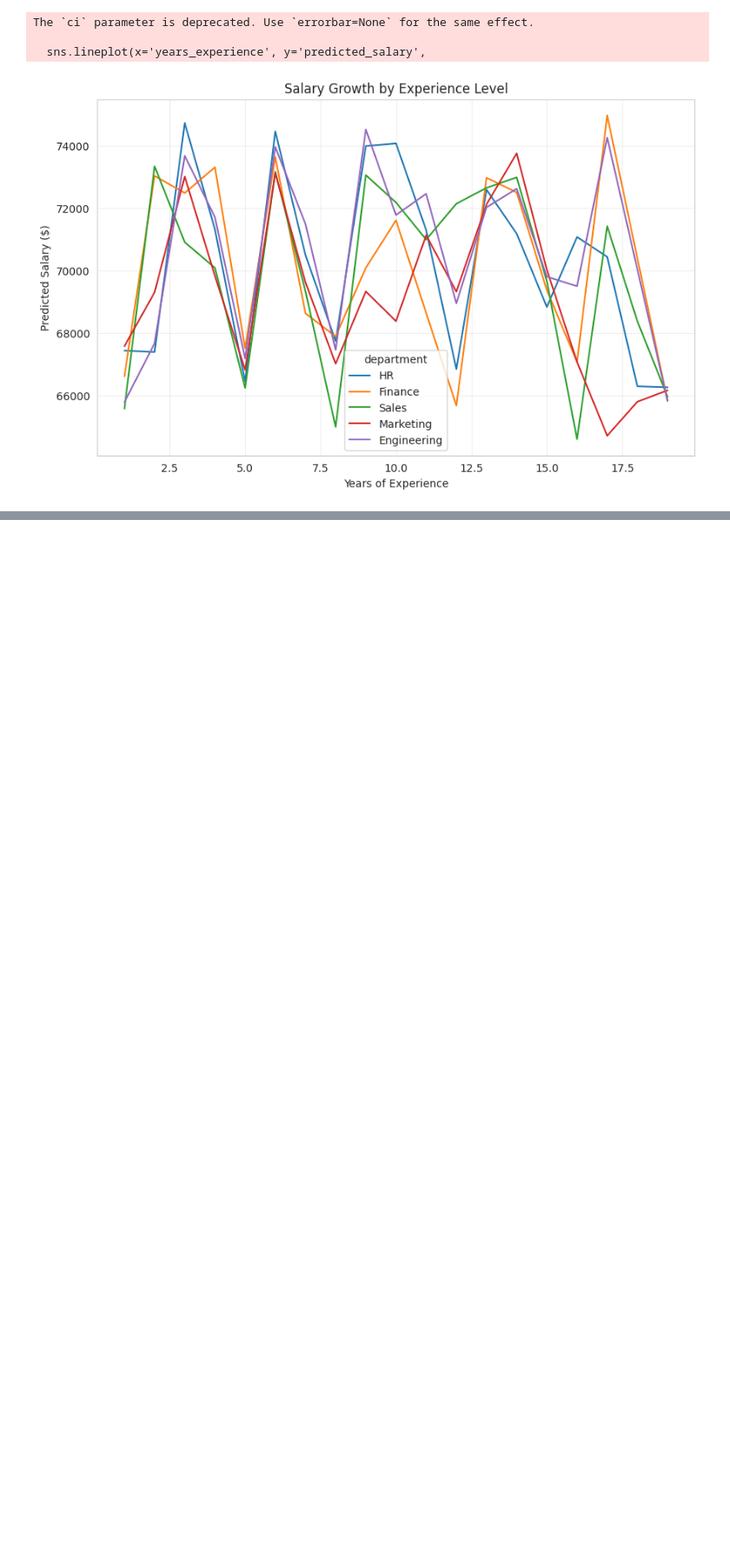
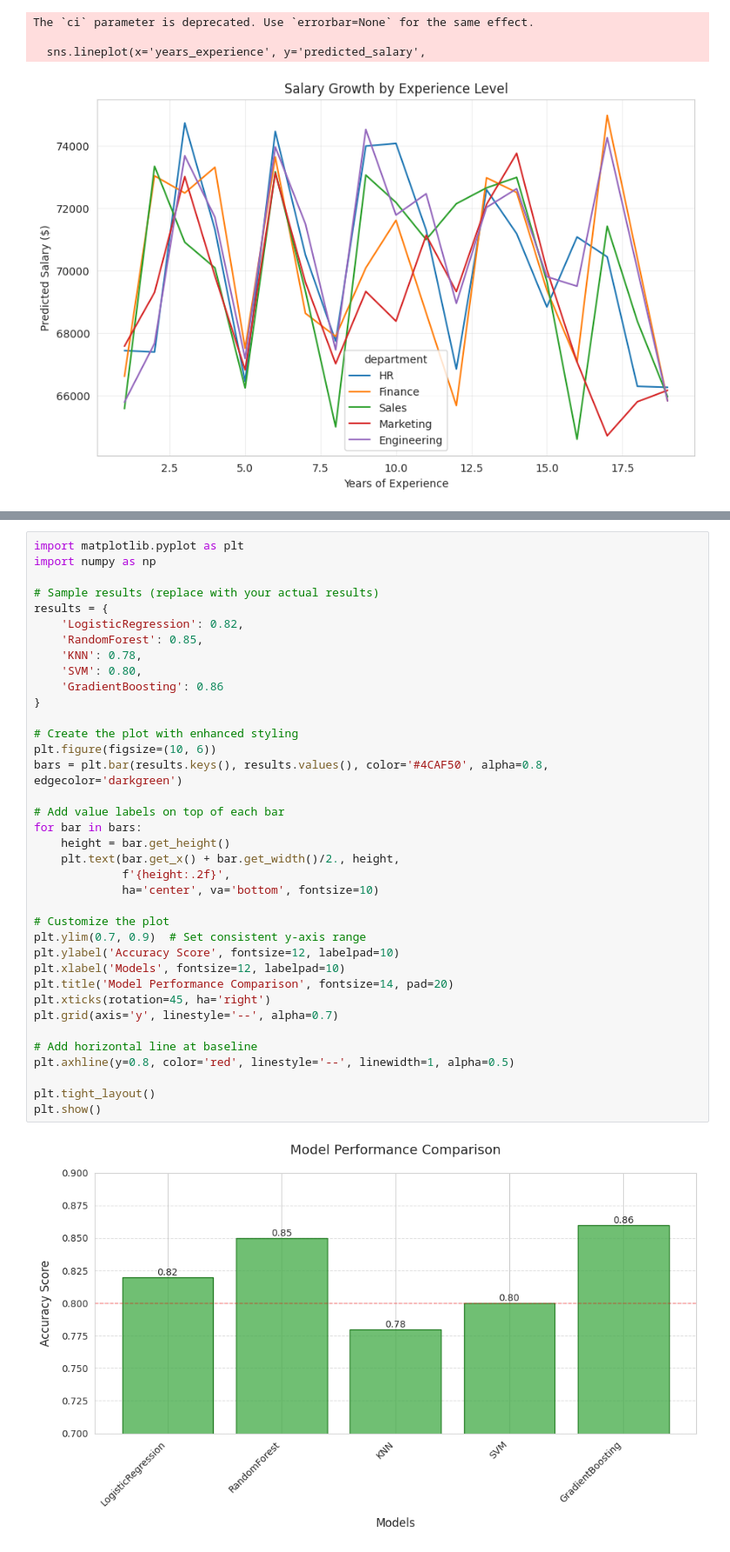
Before and after one commit to farrakhnizam786/salary_prediction-model-using-machine-learning-IBM-internship-, a Jupyter notebook: Employee_salary_pridiction.ipynb, the cells around one changed output, grey strips where cells are left out. Shown at 87% size. Cells and saved outputs as stored; diff of their text form; blank space fills up the shorter version.

```diff
--- a/Employee_salary_pridiction.ipynb
+++ b/Employee_salary_pridiction.ipynb
@@ -778,0 +864,39 @@ The `ci` parameter is deprecated. Use `errorbar=None` for the same effect.
+# %%
+import matplotlib.pyplot as plt
+import numpy as np
+
+# Sample results (replace with your actual results)
+results = {
+    'LogisticRegression': 0.82,
+    'RandomForest': 0.85,
+    'KNN': 0.78,
+    'SVM': 0.80,
+    'GradientBoosting': 0.86
+}
+
+# Create the plot with enhanced styling
+plt.figure(figsize=(10, 6))
+bars = plt.bar(results.keys(), results.values(), color='#4CAF50', alpha=0.8, edgecolor='darkgreen')
+
+# Add value labels on top of each bar
+for bar in bars:
+    height = bar.get_height()
+    plt.text(bar.get_x() + bar.get_width()/2., height,
+             f'{height:.2f}',
+             ha='center', va='bottom', fontsize=10)
+
+# Customize the plot
+plt.ylim(0.7, 0.9)  # Set consistent y-axis range
+plt.ylabel('Accuracy Score', fontsize=12, labelpad=10)
+plt.xlabel('Models', fontsize=12, labelpad=10)
+plt.title('Model Performance Comparison', fontsize=14, pad=20)
+plt.xticks(rotation=45, ha='right')
+plt.grid(axis='y', linestyle='--', alpha=0.7)
+
+# Add horizontal line at baseline
+plt.axhline(y=0.8, color='red', linestyle='--', linewidth=1, alpha=0.5)
+
+plt.tight_layout()
+plt.show()
+# %% [output]
+[figure, added]
```
Also changed, not shown: parts of 14 cells of this notebook.
